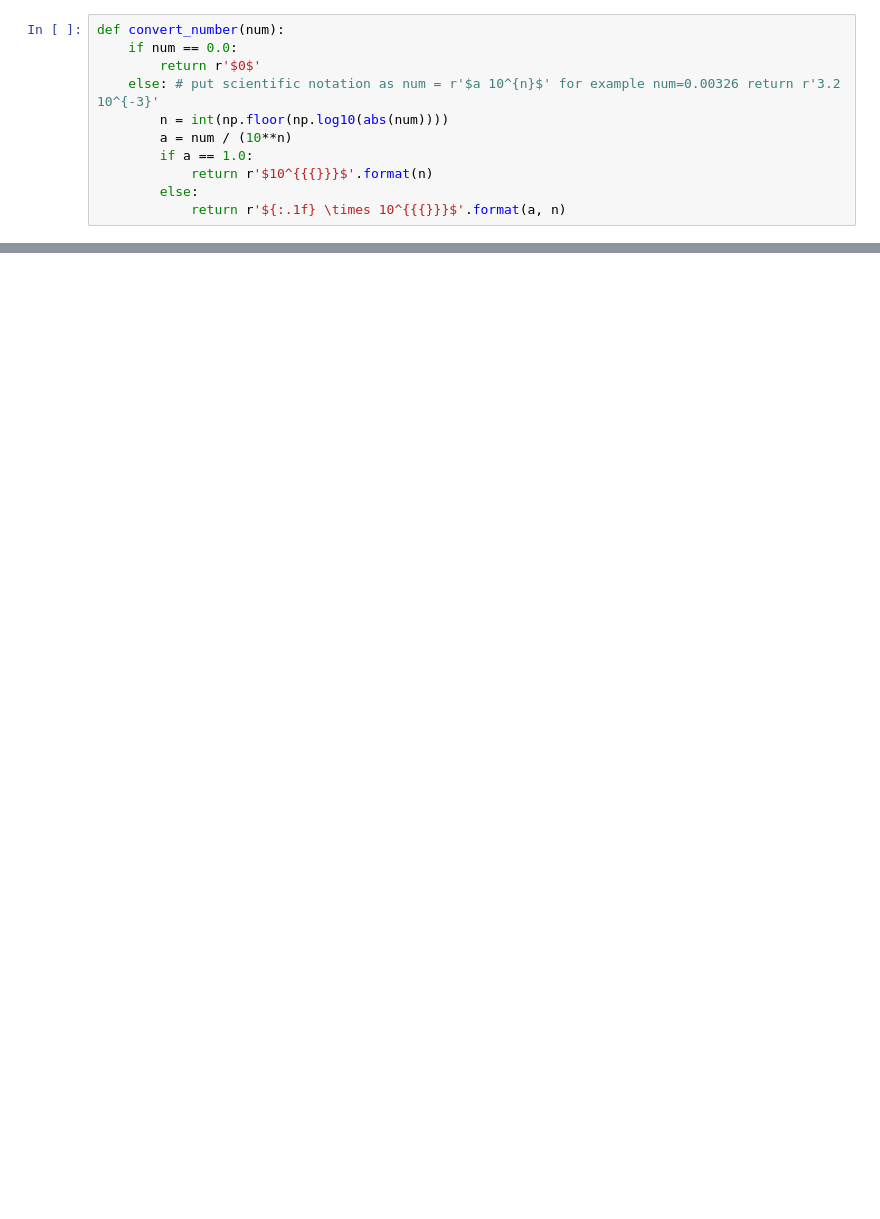
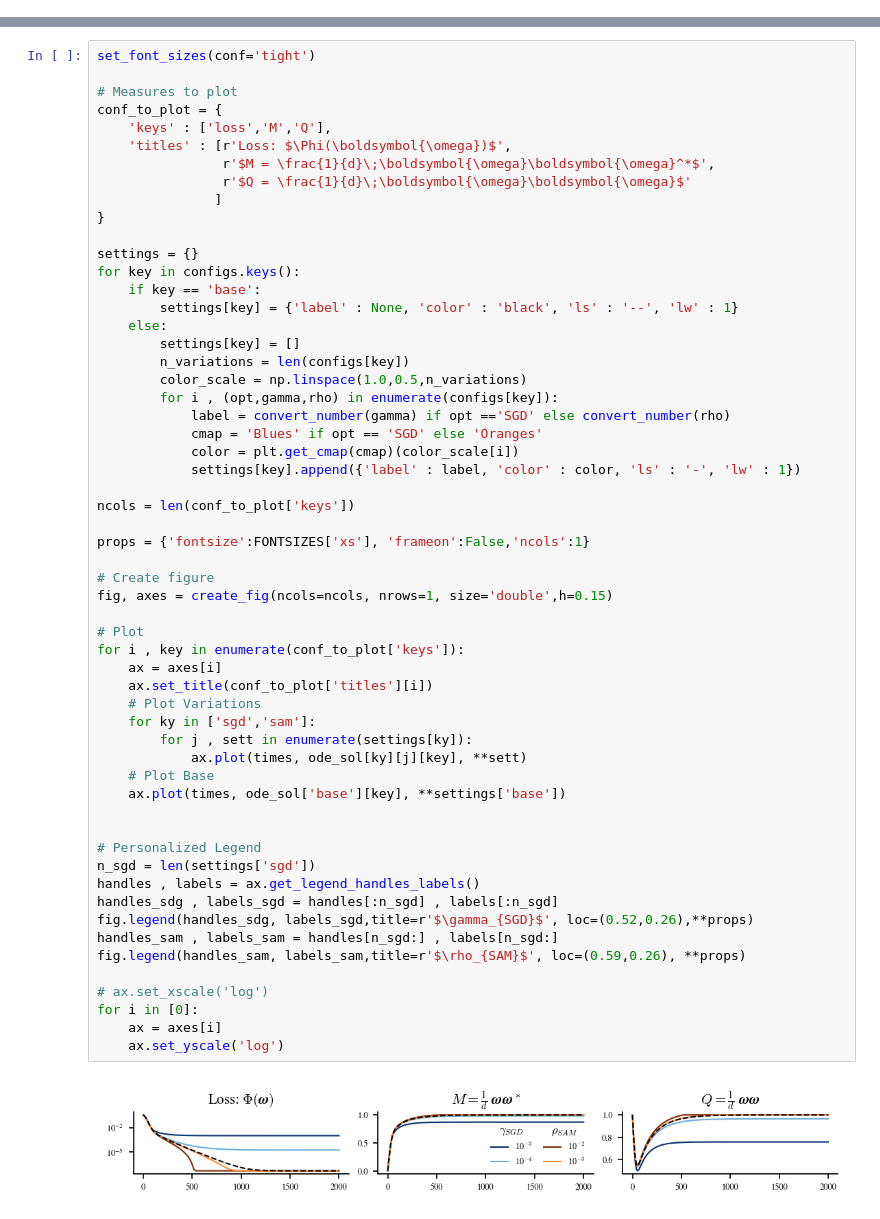
Before and after one commit to CristopherErazo/SAM, a Jupyter notebook: notebooks/26_01_27_Initial_Tests.ipynb, the cells around one changed output, grey strips where cells are left out. Drawn from its saved outputs; the diff is of its cells as text; blank space fills up the shorter version.

Commit message:
Include ode with gaussian integration and new plots

```diff
--- a/notebooks/26_01_27_Initial_Tests.ipynb
+++ b/notebooks/26_01_27_Initial_Tests.ipynb
@@ -48,12 +75 @@ difference: (706,)
-# %%
-def convert_number(num):
-    if num == 0.0:
-        return r'$0$'
-    else: # put scientific notation as num = r'$a 10^{n}$' for example num=0.00326 return r'3.2 10^{-3}'
-        n = int(np.floor(np.log10(abs(num))))
-        a = num / (10**n)
-        if a == 1.0:
-            return r'$10^{{{}}}$'.format(n)
-        else:
-            return r'${:.1f} \times 10^{{{}}}$'.format(a, n)
 # %%
@@ -129,0 +201,59 @@ Figure saved on /u/c/cerazova/SAM/plots/2026-01 as learning_curves_bs30_d500_lr0
+# %%
+set_font_sizes(conf='tight')
+
+# Measures to plot
+conf_to_plot = {
+    'keys' : ['loss','M','Q'],
+    'titles' : [r'Loss: $\Phi(\boldsymbol{\omega})$',
+                r'$M = \frac{1}{d}\;\boldsymbol{\omega}\boldsymbol{\omega}^*$',
+                r'$Q = \frac{1}{d}\;\boldsymbol{\omega}\boldsymbol{\omega}$'
+               ]
+}
+
+settings = {}
+for key in configs.keys():
+    if key == 'base':
+        settings[key] = {'label' : None, 'color' : 'black', 'ls' : '--', 'lw' : 1}
+    else:
+        settings[key] = []
+        n_variations = len(configs[key])
+        color_scale = np.linspace(1.0,0.5,n_variations)
+        for i , (opt,gamma,rho) in enumerate(configs[key]):
+            label = convert_number(gamma) if opt =='SGD' else convert_number(rho)
+            cmap = 'Blues' if opt == 'SGD' else 'Oranges'
+            color = plt.get_cmap(cmap)(color_scale[i])
+            settings[key].append({'label' : label, 'color' : color, 'ls' : '-', 'lw' : 1})
+
+ncols = len(conf_to_plot['keys'])
+
+props = {'fontsize':FONTSIZES['xs'], 'frameon':False,'ncols':1}
+
+# Create figure
+fig, axes = create_fig(ncols=ncols, nrows=1, size='double',h=0.15)
+
+# Plot
+for i , key in enumerate(conf_to_plot['keys']):
+    ax = axes[i]
+    ax.set_title(conf_to_plot['titles'][i])
+    # Plot Variations
+    for ky in ['sgd','sam']:
+        for j , sett in enumerate(settings[ky]):
+            ax.plot(times, ode_sol[ky][j][key], **sett)
+    # Plot Base
+    ax.plot(times, ode_sol['base'][key], **settings['base'])
+
+
+# Personalized Legend
+n_sgd = len(settings['sgd'])
+handles , labels = ax.get_legend_handles_labels()
+handles_sdg , labels_sgd = handles[:n_sgd] , labels[:n_sgd]
+fig.legend(handles_sdg, labels_sgd,title=r'$\gamma_{SGD}$', loc=(0.52,0.26),**props)
+handles_sam , labels_sam = handles[n_sgd:] , labels[n_sgd:]
+fig.legend(handles_sam, labels_sam,title=r'$\rho_{SAM}$', loc=(0.59,0.26), **props)
+
+# ax.set_xscale('log')
+for i in [0]:
+    ax = axes[i]
+    ax.set_yscale('log')
+# %% [output]
+[figure, added]
```
Also changed, not shown: parts of 7 cells of this notebook, 12 other files.
